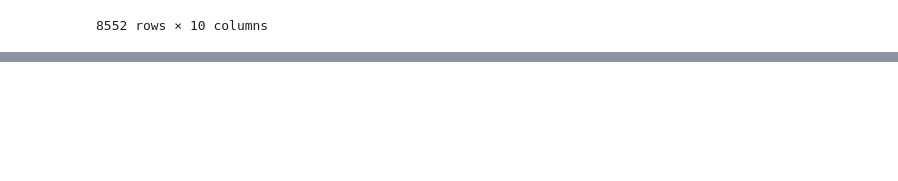
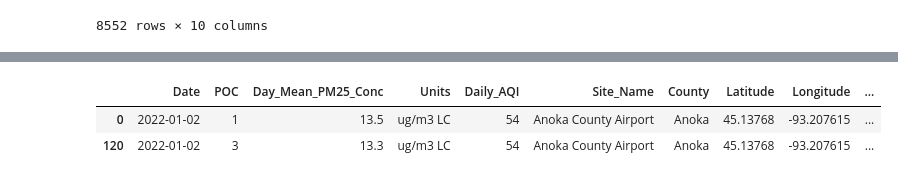
Before and after one commit to SamEspe/Air_Quality_Analysis, a Jupyter notebook: Air_Quality_Analysis.ipynb, the cells around one changed output, grey strips where cells are left out. Cells and saved outputs as stored; diff of their text form; code cells hidden in the pictures; blank space fills up the shorter version.

Commit message:
Exploring Anoka County Airport data

```diff
--- a/Air_Quality_Analysis.ipynb
+++ b/Air_Quality_Analysis.ipynb
@@ -150,0 +142,4 @@ df_raw_2022_mn_pm25_rename
+# %%
+# Change Date column to datetime
+df_raw_2022_mn_pm25_rename["Date"] = pd.to_datetime(df_raw_2022_mn_pm25_rename["Date"])
+df_raw_2022_mn_pm25_rename.dtypes
@@ -150,0 +179,5 @@ df_raw_2022_mn_pm25_rename
+# %%
+# Look at Anoka separately
+
+anoka_2022_pm25 = df_raw_2022_mn_pm25_rename.loc[df_raw_2022_mn_pm25_rename["Site_Name"] == "Anoka County Airport"]
+anoka_2022_pm25
@@ -150,0 +198,6 @@ df_raw_2022_mn_pm25_rename
+# %%
+anoka_2022_pm25.loc[anoka_2022_pm25["Date"] == "2022-01-02"]
+# %% [output]
+|  | Date | POC | Day_Mean_PM25_Conc | Units | Daily_AQI | Site_Name | County | Latitude | Longitude | ... |
+| 0 | 2022-01-02 | 1 | 13.5 | ug/m3 LC | 54 | Anoka County Airport | Anoka | 45.13768 | -93.207615 | ... |
+| 120 | 2022-01-02 | 3 | 13.3 | ug/m3 LC | 54 | Anoka County Airport | Anoka | 45.13768 | -93.207615 | ... |
```
Also changed, not shown: parts of 15 cells of this notebook.
